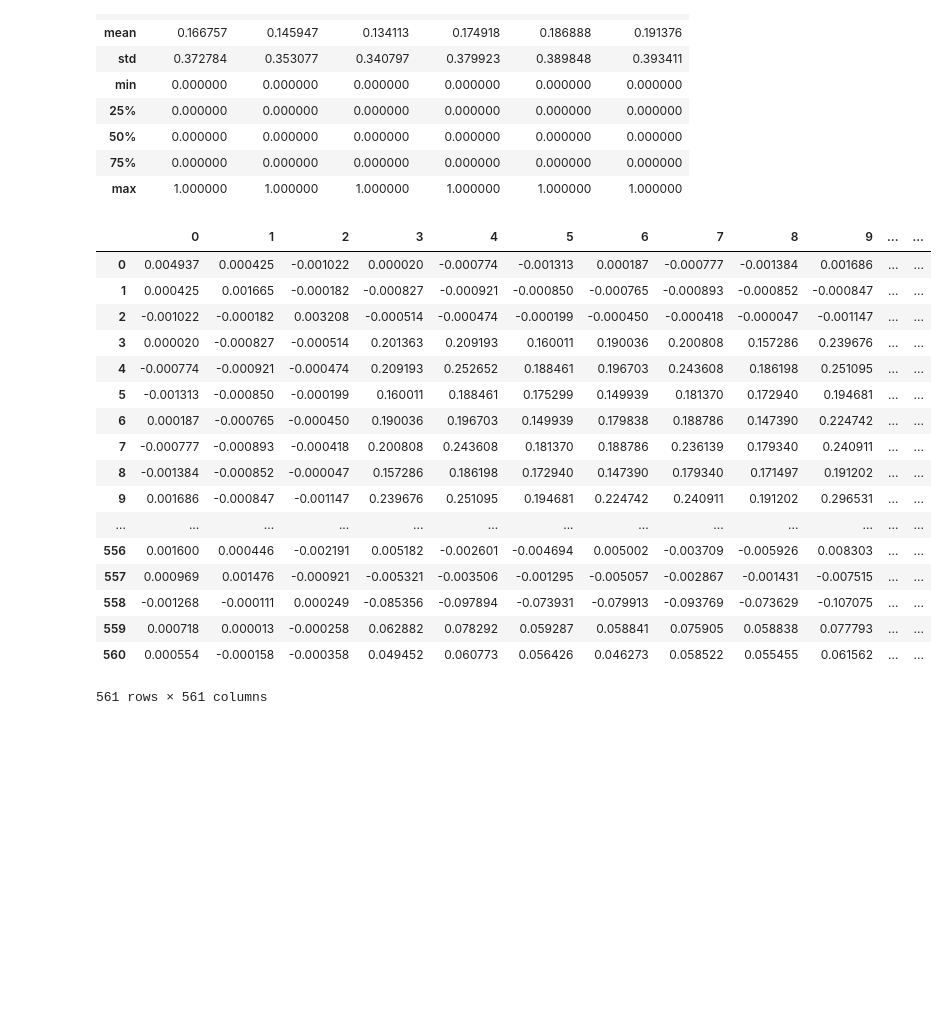
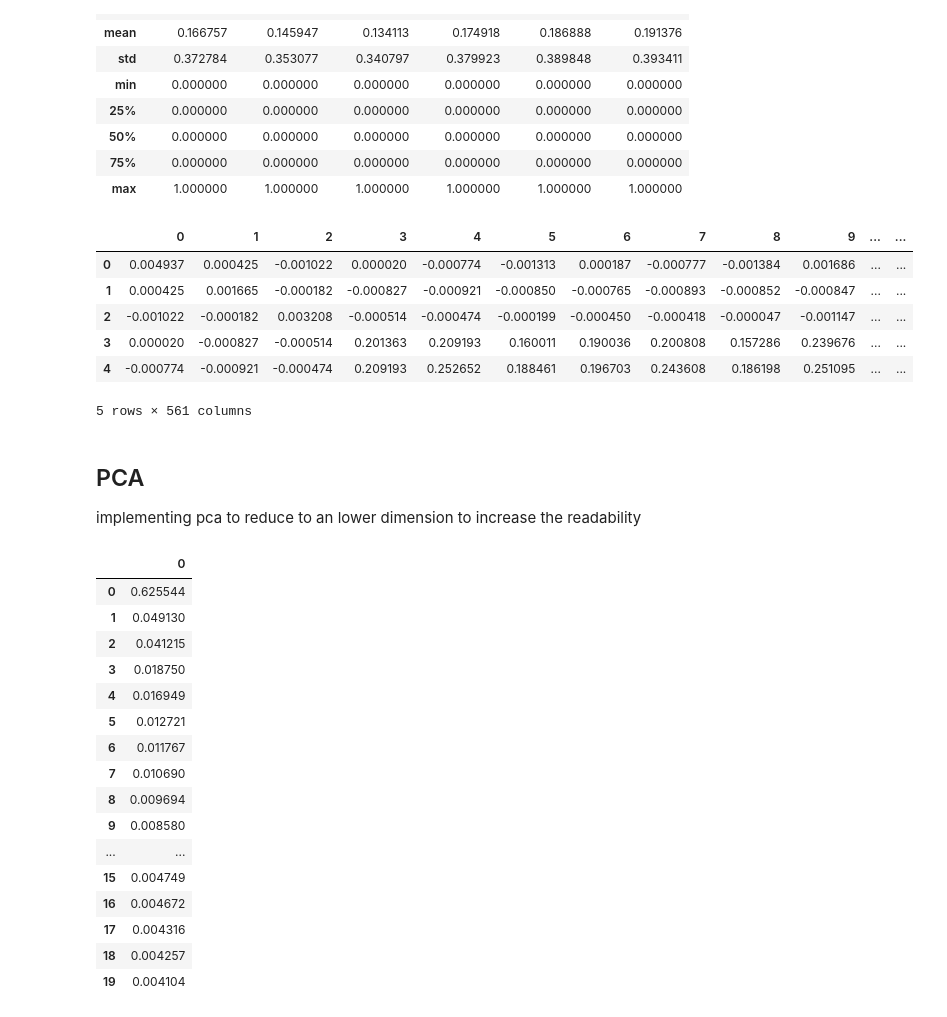
Before and after one commit to Srikar07/Kaggle_Titanic, a Jupyter notebook: Human_Acitvity/UCI solution.ipynb, the cells around one changed output. Saved outputs shown, nothing was run; the diff lists cells and outputs as text; code cells hidden in the pictures; blank space fills up the shorter version.

```diff
--- a/Human_Acitvity/UCI solution.ipynb
+++ b/Human_Acitvity/UCI solution.ipynb
@@ -52,24 +54,13 @@ pd.get_dummies(Y_train).describe()
 | 75% | 0.000000 | 0.000000 | 0.000000 | 0.000000 | 0.000000 | 0.000000 |
 | max | 1.000000 | 1.000000 | 1.000000 | 1.000000 | 1.000000 | 1.000000 |
 # %%
-X_train.cov()
+X_train.cov().head()
 # %% [output]
 |  | 0 | 1 | 2 | 3 | 4 | 5 | 6 | 7 | 8 | 9 | ... | ... |
 | 0 | 0.004937 | 0.000425 | -0.001022 | 0.000020 | -0.000774 | -0.001313 | 0.000187 | -0.000777 | -0.001384 | 0.001686 | ... | ... |
 | 1 | 0.000425 | 0.001665 | -0.000182 | -0.000827 | -0.000921 | -0.000850 | -0.000765 | -0.000893 | -0.000852 | -0.000847 | ... | ... |
 | 2 | -0.001022 | -0.000182 | 0.003208 | -0.000514 | -0.000474 | -0.000199 | -0.000450 | -0.000418 | -0.000047 | -0.001147 | ... | ... |
 | 3 | 0.000020 | -0.000827 | -0.000514 | 0.201363 | 0.209193 | 0.160011 | 0.190036 | 0.200808 | 0.157286 | 0.239676 | ... | ... |
 | 4 | -0.000774 | -0.000921 | -0.000474 | 0.209193 | 0.252652 | 0.188461 | 0.196703 | 0.243608 | 0.186198 | 0.251095 | ... | ... |
-| 5 | -0.001313 | -0.000850 | -0.000199 | 0.160011 | 0.188461 | 0.175299 | 0.149939 | 0.181370 | 0.172940 | 0.194681 | ... | ... |
-| 6 | 0.000187 | -0.000765 | -0.000450 | 0.190036 | 0.196703 | 0.149939 | 0.179838 | 0.188786 | 0.147390 | 0.224742 | ... | ... |
-| 7 | -0.000777 | -0.000893 | -0.000418 | 0.200808 | 0.243608 | 0.181370 | 0.188786 | 0.236139 | 0.179340 | 0.240911 | ... | ... |
-| 8 | -0.001384 | -0.000852 | -0.000047 | 0.157286 | 0.186198 | 0.172940 | 0.147390 | 0.179340 | 0.171497 | 0.191202 | ... | ... |
-| 9 | 0.001686 | -0.000847 | -0.001147 | 0.239676 | 0.251095 | 0.194681 | 0.224742 | 0.240911 | 0.191202 | 0.296531 | ... | ... |
-| ... | ... | ... | ... | ... | ... | ... | ... | ... | ... | ... | ... | ... |
-| 556 | 0.001600 | 0.000446 | -0.002191 | 0.005182 | -0.002601 | -0.004694 | 0.005002 | -0.003709 | -0.005926 | 0.008303 | ... | ... |
-| 557 | 0.000969 | 0.001476 | -0.000921 | -0.005321 | -0.003506 | -0.001295 | -0.005057 | -0.002867 | -0.001431 | -0.007515 | ... | ... |
-| 558 | -0.001268 | -0.000111 | 0.000249 | -0.085356 | -0.097894 | -0.073931 | -0.079913 | -0.093769 | -0.073629 | -0.107075 | ... | ... |
-| 559 | 0.000718 | 0.000013 | -0.000258 | 0.062882 | 0.078292 | 0.059287 | 0.058841 | 0.075905 | 0.058838 | 0.077793 | ... | ... |
-| 560 | 0.000554 | -0.000158 | -0.000358 | 0.049452 | 0.060773 | 0.056426 | 0.046273 | 0.058522 | 0.055455 | 0.061562 | ... | ... |
-561 rows × 561 columns
+5 rows × 561 columns
 # %%
@@ -78 +69,4 @@ X_train_transform = sc.fit_transform(X_train)
 #X_train_transform.describe()
+# %% [markdown]
+## PCA
+implementing pca to reduce to an lower dimension to increase the readability
@@ -78,0 +79,20 @@ X_train_transform = sc.fit_transform(X_train)
+# %%
+pd.DataFrame(data= explained_variance).head(20)
+# %% [output]
+|  | 0 |
+| 0 | 0.625544 |
+| 1 | 0.049130 |
+| 2 | 0.041215 |
+| 3 | 0.018750 |
+| 4 | 0.016949 |
+| 5 | 0.012721 |
+| 6 | 0.011767 |
+| 7 | 0.010690 |
+| 8 | 0.009694 |
+| 9 | 0.008580 |
+| ... | ... |
+| 15 | 0.004749 |
+| 16 | 0.004672 |
+| 17 | 0.004316 |
+| 18 | 0.004257 |
+| 19 | 0.004104 |
```
Also changed, not shown: parts of 9 cells of this notebook.
